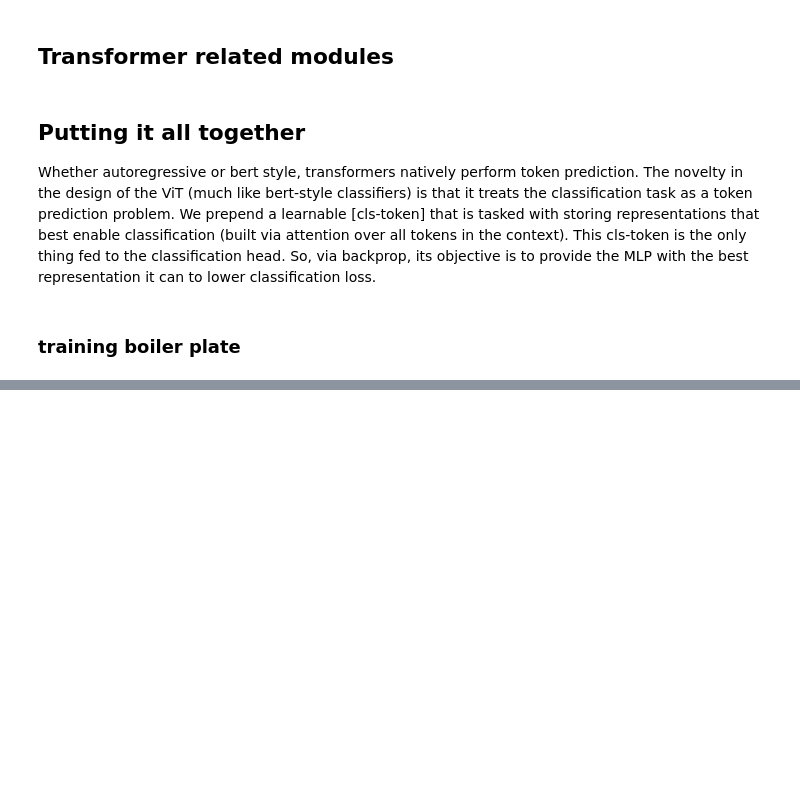
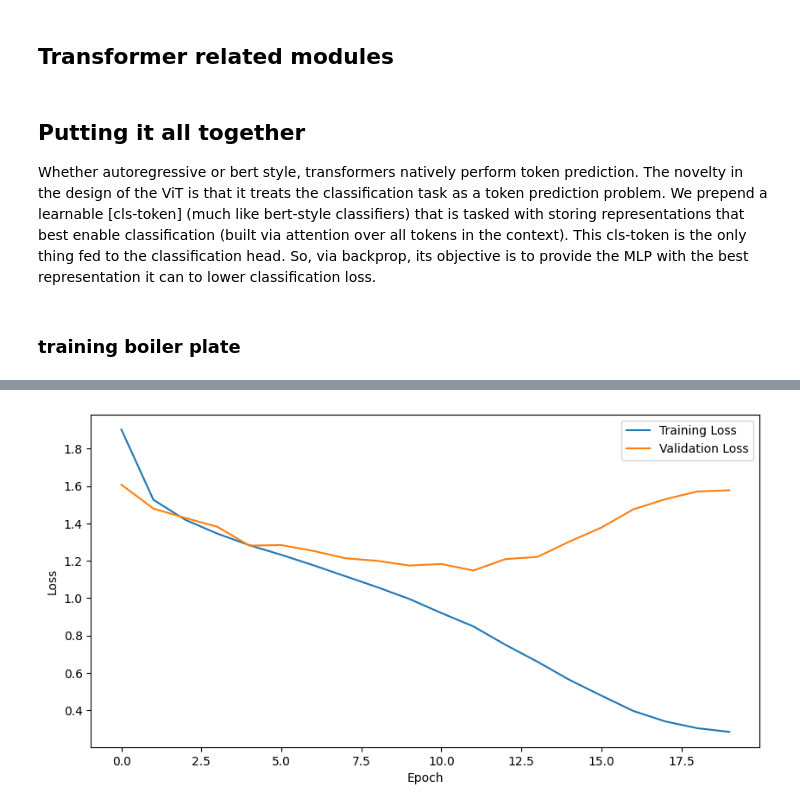
Before and after one commit to apandy02/vision, a Jupyter notebook: nbs/vit.ipynb, the cells around one changed output, grey strips where cells are left out. Saved outputs shown, nothing was run; the diff lists cells and outputs as text; code cells hidden in the pictures; blank space fills up the shorter version.

```diff
--- a/nbs/vit.ipynb
+++ b/nbs/vit.ipynb
@@ -84,11 +84,11 @@ class MLP(nn.Module):
     def __init__(self, d_model: int, d_ff: int, dropout: float, num_layers: int = 2) -> None:
         super(MLP, self).__init__()
 
-        layers = []
-        layers.append(nn.Linear(d_model, d_ff, bias=True))
+        layers = [nn.Linear(d_model, d_ff), nn.GELU()]
+
         for i in range(1, num_layers - 1):
             layers.append(nn.Linear(d_ff, d_ff, bias=True))
-            layers.append(nn.ReLU())
+            layers.append(nn.GELU())
 
         layers.append(nn.Linear(d_ff, d_model, bias=True))
         self.mlp_layers = nn.Sequential(*layers)
@@ -139,13 +139,13 @@ class Encoder(nn.Module):
         is_masked: bool = False
     ):
         super(Encoder, self).__init__()
-        self.layers = [EncoderLayer(
-            num_heads, num_channels, d_linear, num_linear_layers, num_groups, dropout, is_masked
-        ) for _ in range(num_layers)]
-
+        self.layers = nn.ModuleList([
+            EncoderLayer(
+                num_heads, num_channels, d_linear, num_linear_layers, num_groups, dropout, is_masked
+            ) for _ in range(num_layers)
+        ])
     def forward(self, x: torch.Tensor) -> torch.Tensor:
         for layer in self.layers:
-            layer = layer.to(x.device)
             x = layer(x)
         return x
 # %%
@@ -190,7 +190,7 @@ class MLPClassicationHead(nn.Module):
 # %% [markdown]
 ## Putting it all together
 
-Whether autoregressive or bert style, transformers natively perform token prediction. The novelty in the design of the ViT (much like bert-style classifiers) is that it treats the classification task as a token prediction problem. We prepend a learnable [cls-token] that is tasked with storing representations that best enable classification (built via attention over all tokens in the context). This cls-token is the only thing fed to the classification head. So, via backprop, its objective is to provide the MLP with the best representation it can to lower classification loss.
+Whether autoregressive or bert style, transformers natively perform token prediction. The novelty in the design of the ViT is that it treats the classification task as a token prediction problem. We prepend a learnable [cls-token] (much like bert-style classifiers) that is tasked with storing representations that best enable classification (built via attention over all tokens in the context). This cls-token is the only thing fed to the classification head. So, via backprop, its objective is to provide the MLP with the best representation it can to lower classification loss.
 # %%
 class ViT(nn.Module):
     """
@@ -211,7 +211,7 @@ class ViT(nn.Module):
         dropout: float = 0.1,
     ):
         super(ViT, self).__init__()
-        self.d_model, self.patch_size = d_model, patch_size
+        self.d_model, self.patch_size, self.image_size = d_model, patch_size, image_size
         self.n_patches = (image_size // patch_size) ** 2  # assumes square image
         self.linear = nn.Linear((3*patch_size*patch_size), d_model)  # assumes rgb image
         self.encoder = Encoder(
@@ -235,12 +235,13 @@ class ViT(nn.Module):
 
     def _patchify(self, x: torch.Tensor) -> torch.Tensor:
         batch_size, channels, width, height = x.shape
+        n_patch_side = self.image_size // self.patch_size
         x = x.reshape(
             batch_size,
             channels,
-            self.n_patches // 2,
+            n_patch_side,
             self.patch_size,
-            self.n_patches // 2,
+            n_patch_side,
             self.patch_size
         )
         x = x.permute(0, 2, 4, 1, 3, 5)
@@ -296,7 +297,7 @@ def train_model(
     loss_fn,
     train_loader: DataLoader,
     valid_loader: DataLoader,
-    scheduler,
+    scheduler=None,
     epochs: int = 10,
     batch_size: int = 32,
     valid_every: int = 1
@@ -310,7 +311,7 @@ def train_model(
         loss_fn: The loss function
         train_loader: DataLoader for training data
         valid_loader: DataLoader for validation data
-        scheduler: Learning rate scheduler
+        scheduler: Learning rate scheduler (optional)
         epochs: Number of training epochs (default: 10)
         batch_size: Batch size for training (default: 32)
         valid_every: Validate every N epochs (default: 1)
@@ -335,7 +336,8 @@ def train_model(
             train_loss.append(loss.item())
 
         all_train_loss.append(sum(train_loss) / len(train_loss))
-        scheduler.step()
+        if scheduler is not None:
+            scheduler.step()
 
         if epoch % valid_every == 0:
             valid_acc = validate_model(model, valid_loader, loss_fn, all_valid_loss)
@@ -347,10 +349,12 @@ def train_model(
 
     plot_loss(all_train_loss, all_valid_loss)
 # %%
-model = ViT(num_classes=10, num_heads=4, d_model=128, d_mlp=256, num_encoder_layers=4).to(device)
+model = ViT(num_classes=10, num_heads=4, d_model=512, d_mlp=1024, num_encoder_layers=4, patch_size=4).to(device)
 # %%
-optim = torch.optim.AdamW(model.parameters(), lr=0.05, weight_decay=1e-5)
-scheduler = torch.optim.lr_scheduler.CosineAnnealingLR(optim, T_max=100)
+epochs = 20
+optim = torch.optim.AdamW(model.parameters(), lr=5e-4, weight_decay=1e-4)
+scheduler = torch.optim.lr_scheduler.CosineAnnealingLR(optim, T_max=epochs)
 loss_fn = nn.CrossEntropyLoss()
 
-train_model(model, optim, loss_fn, train_dl, valid_dl, scheduler=scheduler, epochs=100, valid_every=1)
+train_model(model, optim, loss_fn, train_dl, valid_dl, scheduler=scheduler, epochs=epochs, valid_every=1)
+# %% [output]
@@ -356,0 +381 @@ train_model(model, optim, loss_fn, train_dl, valid_dl, scheduler=scheduler, epoc
+[figure, added]
```
Also changed, not shown: parts of 3 cells of this notebook.
